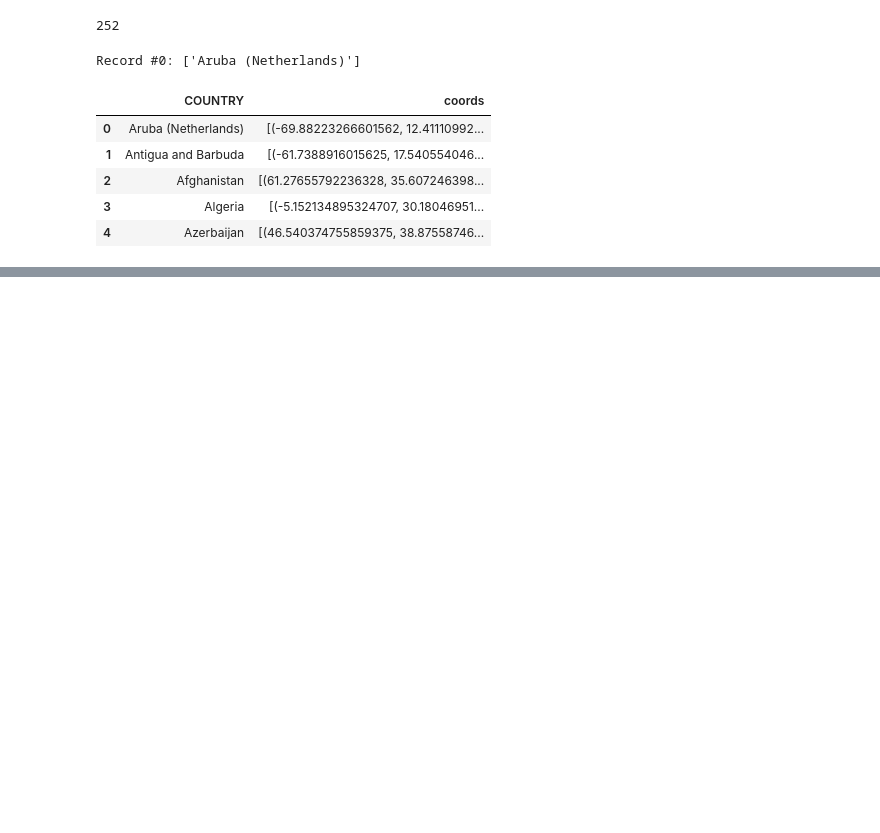
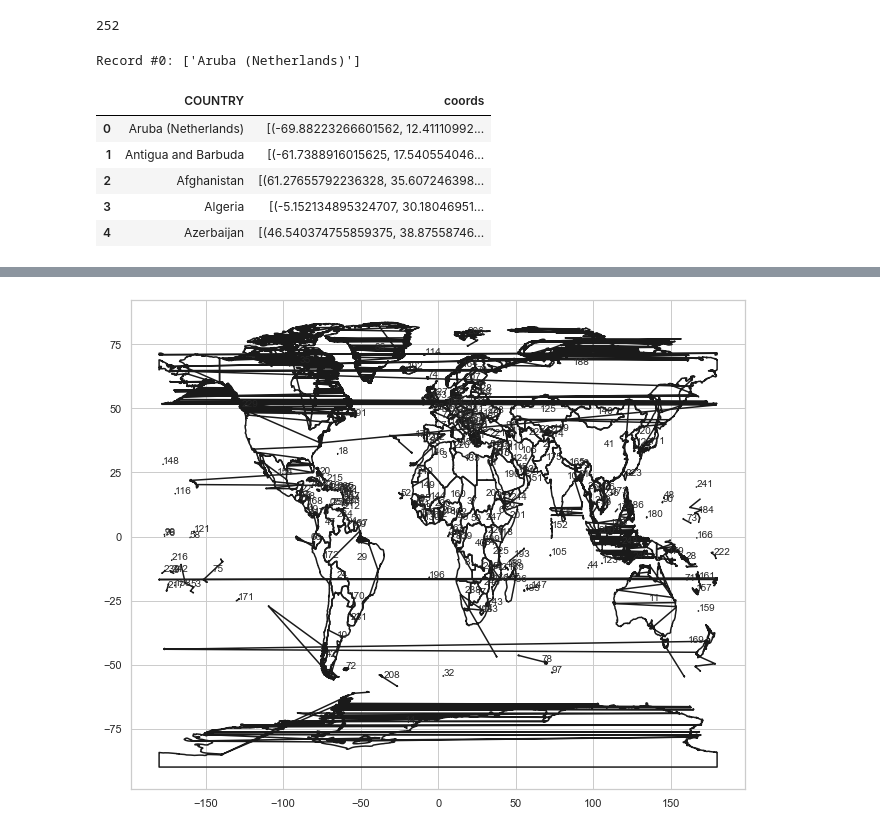
Before and after one commit to cesarvila/population, a Jupyter notebook: popu.ipynb, the cells around one changed output, grey strips where cells are left out. Cells and saved outputs as stored; diff of their text form; code cells hidden in the pictures; blank space fills up the shorter version.

```diff
--- a/popu.ipynb
+++ b/popu.ipynb
@@ -396,0 +401,4 @@ AttributeError: module 'sup_func' has no attribute 'plot_shape'
+# %%
+sfu.plot_map(sf)
+# %% [output]
+[figure, added]
```
Also changed, not shown: parts of 16 cells of this notebook, 1 other file.
